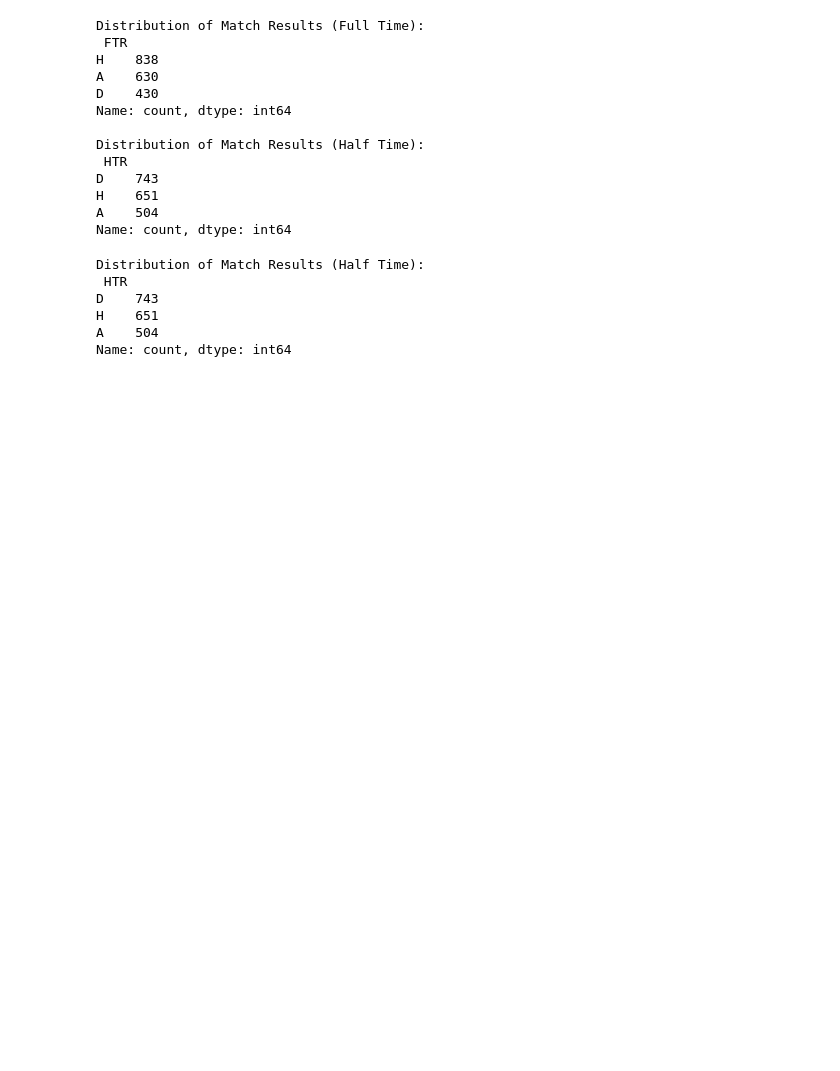
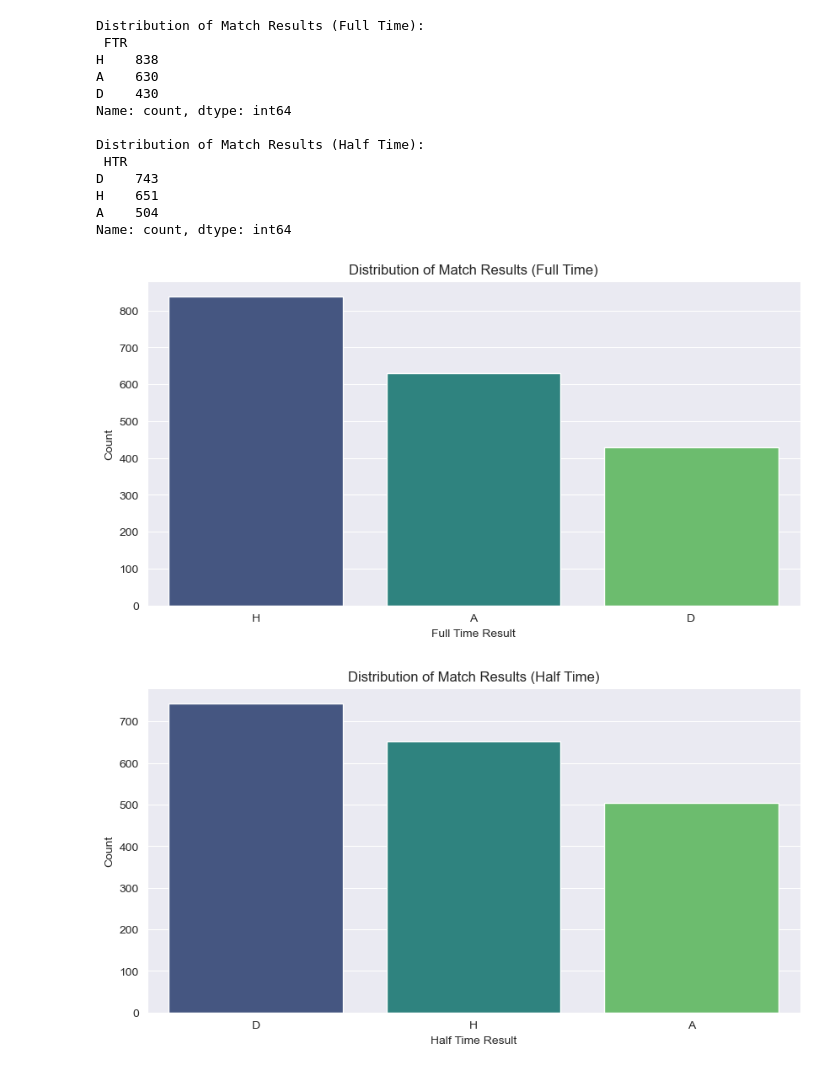
Before and after one commit to jforeroluque/Premier_League_Data_Analysis, a Jupyter notebook: DSM020_Premier_League_EA.ipynb, the cells around one changed output. Saved outputs shown, nothing was run; the diff lists cells and outputs as text; code cells hidden in the pictures; blank space fills up the shorter version.

```diff
--- a/DSM020_Premier_League_EA.ipynb
+++ b/DSM020_Premier_League_EA.ipynb
@@ -154,6 +155,9 @@ print("Categorical variables:", categorical_var)
 # %% [output]
 Numerical variables: ['FTHG', 'FTAG', 'HTHG', 'HTAG', 'HS', 'AS', 'HST', 'AST', 'HF', 'AF', 'HC', 'AC', 'HY', 'AY', 'HR', 'AR', 'B365H', 'B365D', 'B365A', 'BWH', 'BWD', 'BWA', 'PSH', 'PSD', 'PSA', 'WH ...
 Categorical variables: ['Div', 'Date', 'Time', 'HomeTeam', 'AwayTeam', 'FTR', 'HTR', 'Referee']
-# %%
-# Convert date and time column
-filtered_df['datetime'] = pd.to_datetime(merged_df['Date'] + ' ' + merged_df['Time'], errors='coerce')
+# %%
+# Convert 'Date' column to datetime format with the correct format
+filtered_df['Date'] = pd.to_datetime(filtered_df['Date'], format='%d/%m/%Y', errors='coerce')
+
+# Check if there are any issues in conversion
+print(filtered_df['Date'].head(10))
@@ -159,0 +176,6 @@ filtered_df['datetime'] = pd.to_datetime(merged_df['Date'] + ' ' + merged_df['Ti
+# %%
+# Convert 'Time' column to timedelta format
+filtered_df['Time'] = pd.to_timedelta(filtered_df['Time'] + ':00')
+
+# Check if there are any issues in conversion
+print(filtered_df['Time'].head())
@@ -281,15 +319,23 @@ D    743
 H    651
 A    504
 Name: count, dtype: int64
-# %%
-# If you also have Half Time Result (HTR) and want to analyze it
-htr_counts = filtered_df['HTR'].value_counts()
-print("\nDistribution of Match Results (Half Time):\n", htr_counts)
-# %% [output]
-Distribution of Match Results (Half Time):
- HTR
-D    743
-H    651
-A    504
-Name: count, dtype: int64
+# %%
+# Create bar plots for Full Time Result distribution
+plt.figure(figsize=(10, 5))
+sns.barplot(x=ftr_counts.index, y=ftr_counts.values, palette='viridis')
+plt.title('Distribution of Match Results (Full Time)')
+plt.xlabel('Full Time Result')
+plt.ylabel('Count')
+plt.show()
+
+# Create bar plots for Half Time Result distribution
+plt.figure(figsize=(10, 5))
+sns.barplot(x=htr_counts.index, y=htr_counts.values, palette='viridis')
+plt.title('Distribution of Match Results (Half Time)')
+plt.xlabel('Half Time Result')
+plt.ylabel('Count')
+plt.show()
+# %% [output]
+[figure, added]
+[figure, added]
 # %%
```
Also changed, not shown: parts of 45 cells of this notebook.
